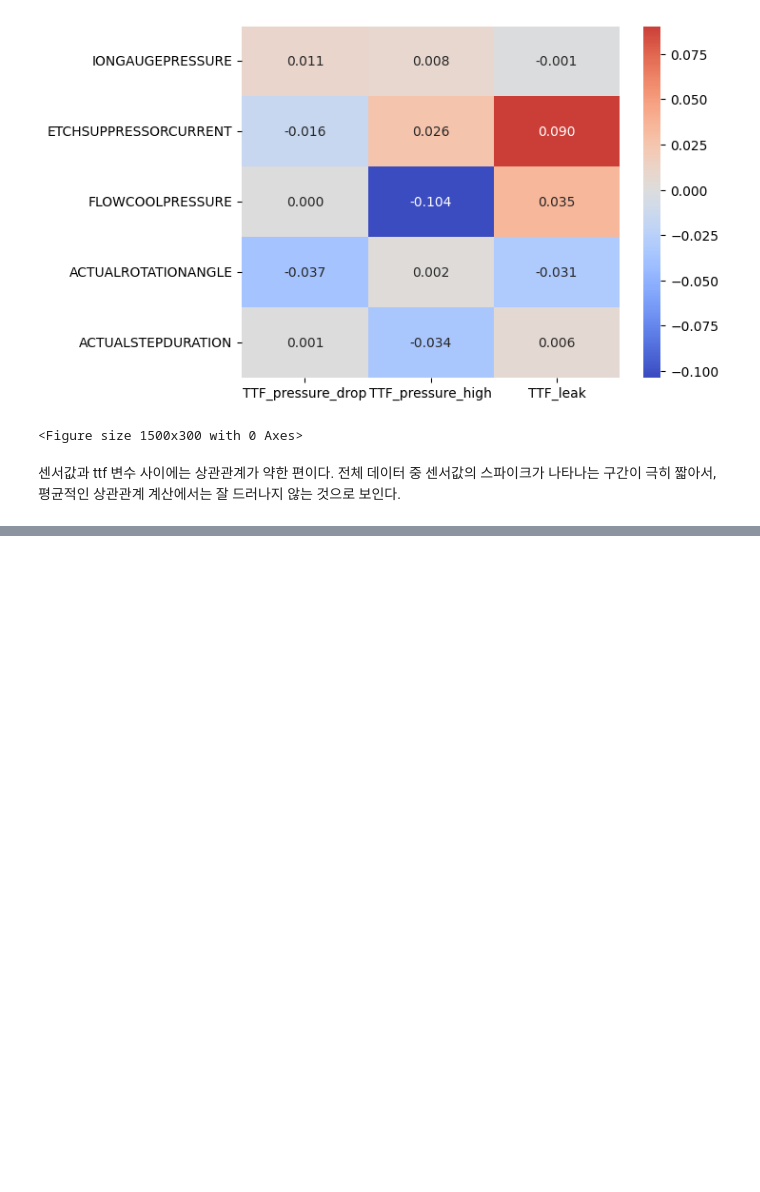
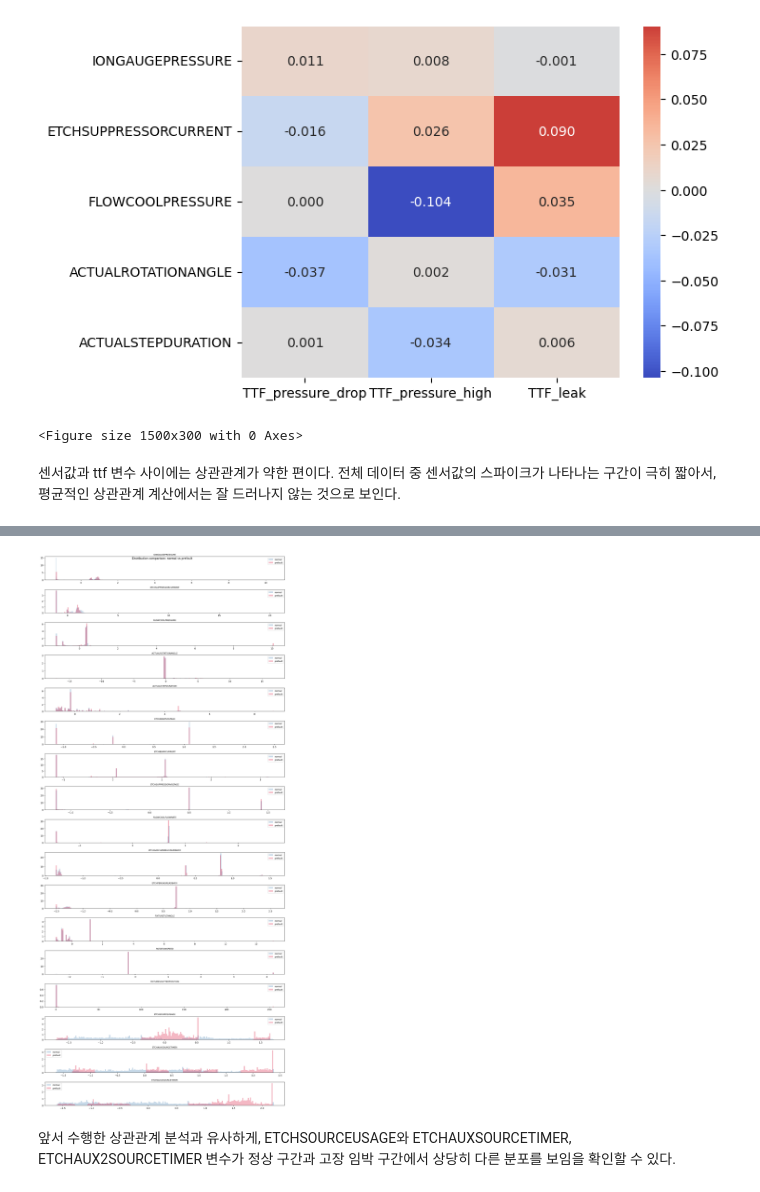
Before and after one commit to YoungJang-KR/semiconductor-fault-detection, a Jupyter notebook: from_scratch_PHM18_etching.ipynb, the cells around one changed output, grey strips where cells are left out. Saved outputs shown, nothing was run; the diff lists cells and outputs as text; code cells hidden in the pictures; blank space fills up the shorter version.

```diff
--- a/from_scratch_PHM18_etching.ipynb
+++ b/from_scratch_PHM18_etching.ipynb
@@ -169,0 +255,8 @@ plt.show()
+# %%
+# 앞서 0이 반환된 행들로 df_01_normal을, 1이 반환된 행들로 df_01_prefault를 만들자
+
+df_01_normal = df_merged_01[ df_merged_01['label_pressure_high']==0 ]
+df_01_prefault = df_merged_01[ df_merged_01['label_pressure_high']==1 ]
+
+print(f"정상 구간: {len(df_01_normal):,}")
+print(f"고장 임박: {len(df_01_prefault):,}")
@@ -169,0 +266,9 @@ plt.show()
+# %%
+# 라벨링되어 나누어진 구간에서 평균값이 어떻게 다른지 비교해보자
+
+train_cols = sensor_cols + control_cols
+
+print("=== 정상 구간 평균값 ===")
+print(df_01_normal[train_cols].mean())
+print("=== 고장 임박 구간 평균값 ===")
+print(df_01_prefault[train_cols].mean())
@@ -169,0 +293,25 @@ plt.show()
+# %%
+# 이대로는 뭐가 잘 보이지 않으므로, 히스토그램을 그려 분포를 알아보자
+
+fig, axes = plt.subplots(len(train_cols), 1, figsize=(15, len(train_cols)*2))
+
+for i, col in enumerate(train_cols):
+  axes[i].hist(df_01_normal[col].dropna(),         # 결측값이 있으면 히스토그램이 그려지지 않으므로, 미리 제거 후 정당화
+               bins=200,                           # 막대 수는 200개
+               alpha=0.3,                          # 겹치는 구간을 비교해야 하므로, 투명도는 0.3
+               color='steelblue',
+               label = 'normal',
+               density= True                       # 숫자로 비교하면 왜곡될 수 있으므로 비율로 비교하기
+               )
+  axes[i].hist(df_01_prefault[col].dropna(),
+               bins=200, alpha=0.3, color = 'crimson', label = 'prefault', density=True)
+  axes[i].set_title(col, fontsize=9)
+  axes[i].legend(fontsize=9)
+
+plt.suptitle("Distribution comparison: normal vs prefault")
+plt.tight_layout()
+plt.show()
+# %% [output]
+[figure, added]
+# %% [markdown]
+앞서 수행한 상관관계 분석과 유사하게, ETCHSOURCEUSAGE와 ETCHAUXSOURCETIMER, ETCHAUX2SOURCETIMER 변수가 정상 구간과 고장 임박 구간에서 상당히 다른 분포를 보임을 확인할 수 있다.
```
Also changed, not shown: parts of 13 cells of this notebook.
